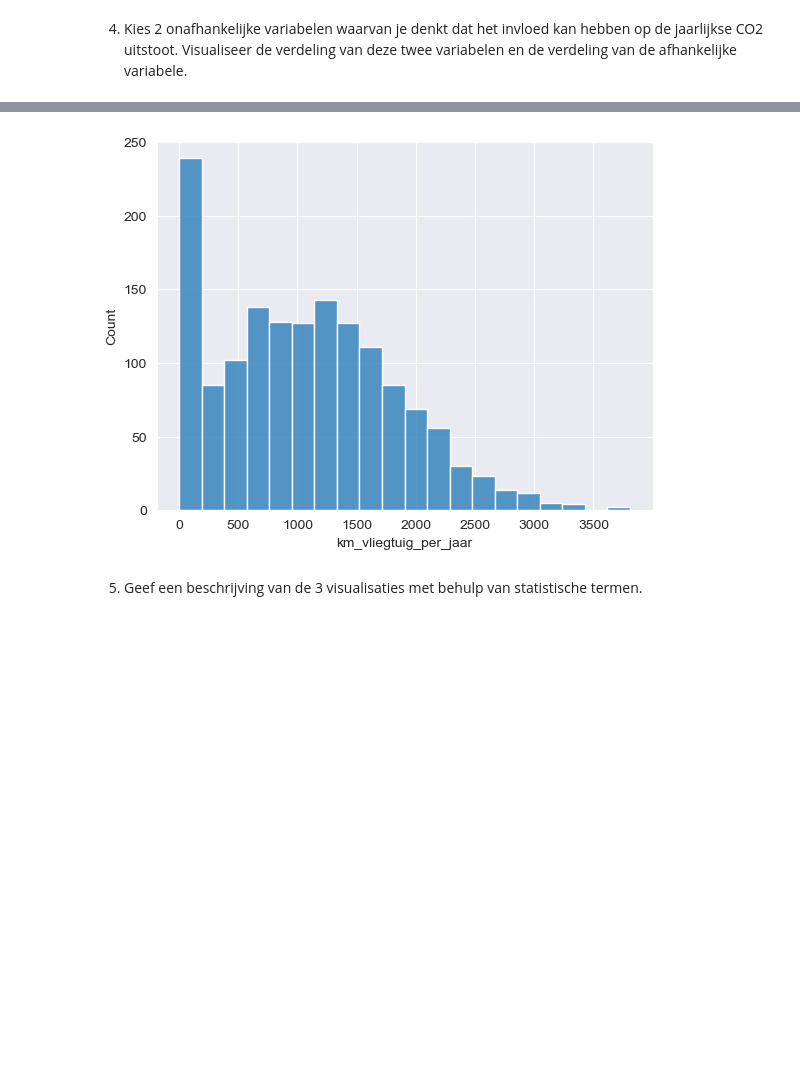
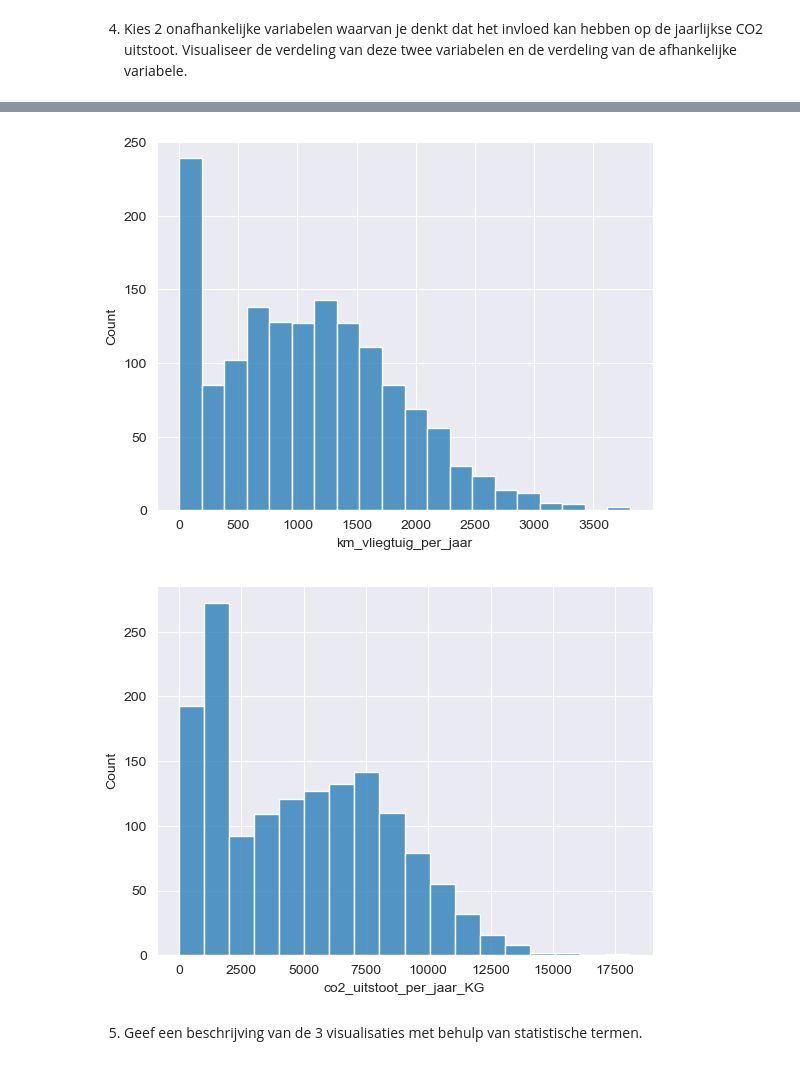
Before and after one commit to 24087068/wiskunde_porfolio, a Jupyter notebook: portfolio.ipynb, the cells around one changed output, grey strips where cells are left out. Cells and saved outputs as stored; diff of their text form; code cells hidden in the pictures; blank space fills up the shorter version.

```diff
--- a/portfolio.ipynb
+++ b/portfolio.ipynb
@@ -134,31 +138,33 @@ Extreme waarden gedetecteerd in: km_vliegtuig_per_jaar
 # %%
 # 4
 # Twee kolommen die ik heb gekozen met potential correlatie/invloed op "co2_uitstoot_per_jaar_KG" zijn: "km_auto_per_jaar" en "km_vliegtuig_per_jaar". Ik heb voor deze twee kolommen gekozen, omdat deze twee vervoermiddelen worden vaak gebruikt en gebruiken ook veel brandstof. Deze variabelen zijn ook afhankelijk van elkaar, omdat een heeft geen echte invloed op de ander.
 numeric_cols = df_co2.select_dtypes(include=['int64', 'float64']).columns
 df_numeric = df_co2[numeric_cols]
 plt.figure(figsize=(10, 5))
 sns.heatmap(df_numeric.corr(), annot=True)
 plt.show()
 # Op de heatmap kan je zien dat ik had wel gelijk en deze twee variabelen hadden het grootste invloed. In het geval van de auto's er is een heel grote (bijna perfecte) positive correlatie, maar wat verrassing is, is dat hoewel vliegtuigen het tweede hoogste correlatie hierbij hebben die is nog steeds heel klein. Dit is een zwake positive correlatie dat betekent dat gebruiken van vliegtuigen heeft kleine invloed op co2 uitstoot per jaar in kilograms per kilometer. Het is belangrijk om te merken dat vliegtuigen worden gebruikt om grotere afstanden te reisen in kleine tijden en dus terwijl co2 productie per km kan veel minder zijn voor vliegtuigen, de totaal co2 uitstoot per jaar van vliegtuigen is nog steeds iets om overwegen.
-co2_py = df_co2['co2_uitstoot_per_jaar_KG']
 car_kpy = df_co2['km_auto_per_jaar']
 plane_kpy = df_co2['km_vliegtuig_per_jaar']
+co2_py = df_co2['co2_uitstoot_per_jaar_KG']
 #sns.regplot(x=car_kpy, y=co2_py)
 #plt.show()
 #sns.regplot(x=plane_kpy, y=co2_py)
 #plt.show()
 
 # Ik heb voor hist plot gekozen, omdat die laat zien verdelingen goed.
-# Er zijn geen afhankelijk variabelen met echte invloed waarmee de correlatie zou groot zijn (alles minder dan 0.1 corr).
+# Er zijn geen afhankelijk variabelen met echte invloed (behalve co2 zelf) waarmee de correlatie zou groot zijn (alles minder dan 0.1 corr).
 def hist_plot_maker(data, x):
     sns.histplot(data=data, x=x)
     plt.show()
 hist_plot_maker(df_co2, car_kpy)
 hist_plot_maker(df_co2, plane_kpy)
+hist_plot_maker(df_co2, co2_py)
 # %% [output]
 [figure]
 [figure]
 [figure]
+[figure, added]
 # %% [markdown]
 5.	Geef een beschrijving van de 3 visualisaties met behulp van statistische termen.
 # %%
```
Also changed, not shown: parts of 3 cells of this notebook.
